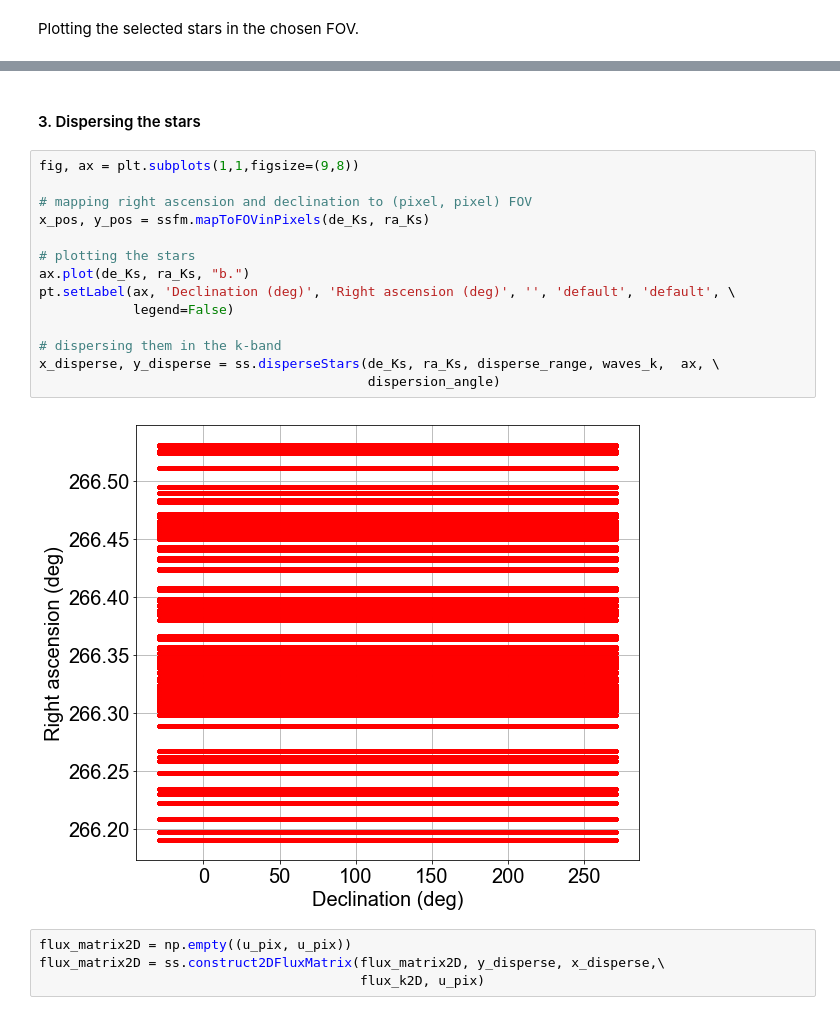
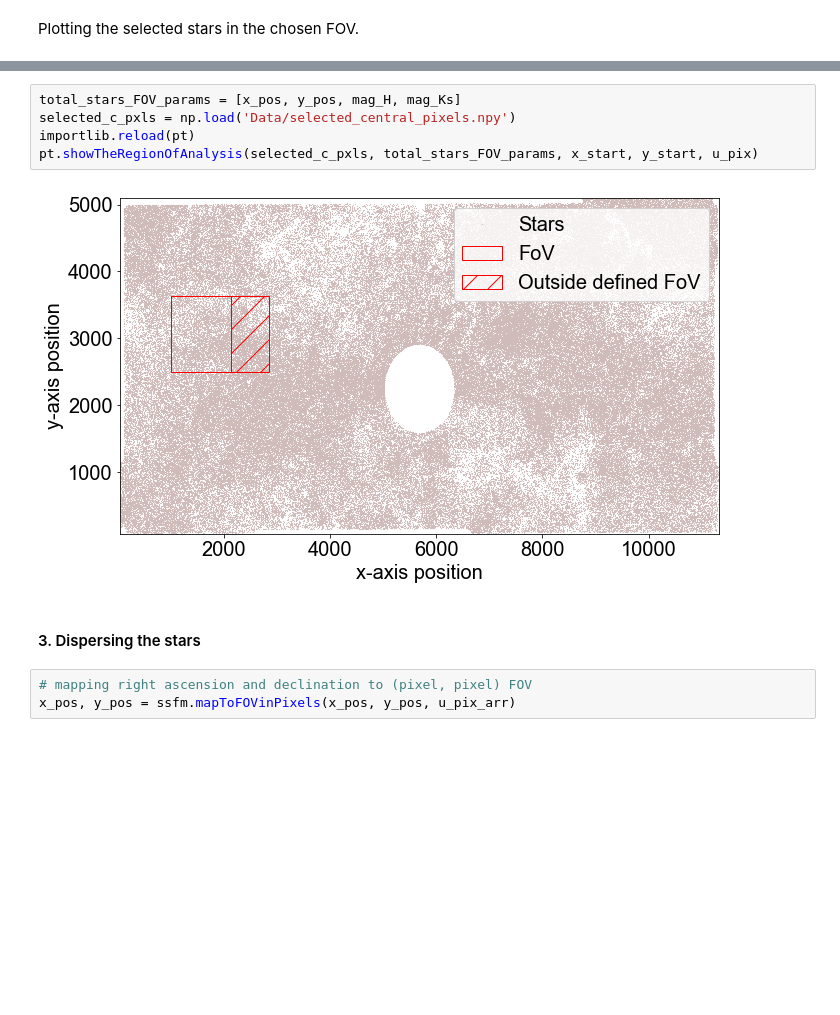
Before and after one commit to SoumyaShreeram/Slitless_spectroscopy, a Jupyter notebook: 02_Using_GALACTICNUCLEUS_catalog_to_produce_spectral_images.ipynb, the cells around one changed output, grey strips where cells are left out. Saved outputs shown, nothing was run; the diff lists cells and outputs as text; blank space fills up the shorter version.

```diff
--- a/02_Using_GALACTICNUCLEUS_catalog_to_produce_spectral_images.ipynb
+++ b/02_Using_GALACTICNUCLEUS_catalog_to_produce_spectral_images.ipynb
@@ -122,22 +147,12 @@ pt.shortenXYaxisTicks(ax)
+# %%
+total_stars_FOV_params = [x_pos, y_pos, mag_H, mag_Ks]
+selected_c_pxls = np.load('Data/selected_central_pixels.npy')
+importlib.reload(pt)
+pt.showTheRegionOfAnalysis(selected_c_pxls, total_stars_FOV_params, x_start, y_start, u_pix)
+# %% [output]
+[figure, added]
 # %% [markdown]
 #### 3. Dispersing the stars
-# %%
-fig, ax = plt.subplots(1,1,figsize=(9,8))
-
-# mapping right ascension and declination to (pixel, pixel) FOV
-x_pos, y_pos = ssfm.mapToFOVinPixels(de_Ks, ra_Ks)
-
-# plotting the stars
-ax.plot(de_Ks, ra_Ks, "b.")
-pt.setLabel(ax, 'Declination (deg)', 'Right ascension (deg)', '', 'default', 'default', \
-            legend=False)
-
-# dispersing them in the k-band
-x_disperse, y_disperse = ss.disperseStars(de_Ks, ra_Ks, disperse_range, waves_k,  ax, \
-                                          dispersion_angle)
-# %% [output]
-[figure, removed]
-# %%
-flux_matrix2D = np.empty((u_pix, u_pix))
-flux_matrix2D = ss.construct2DFluxMatrix(flux_matrix2D, y_disperse, x_disperse,\
-                                         flux_k2D, u_pix)
+# %%
+# mapping right ascension and declination to (pixel, pixel) FOV
+x_pos, y_pos = ssfm.mapToFOVinPixels(x_pos, y_pos, u_pix_arr)
```
Also changed, not shown: parts of 40 cells of this notebook.
